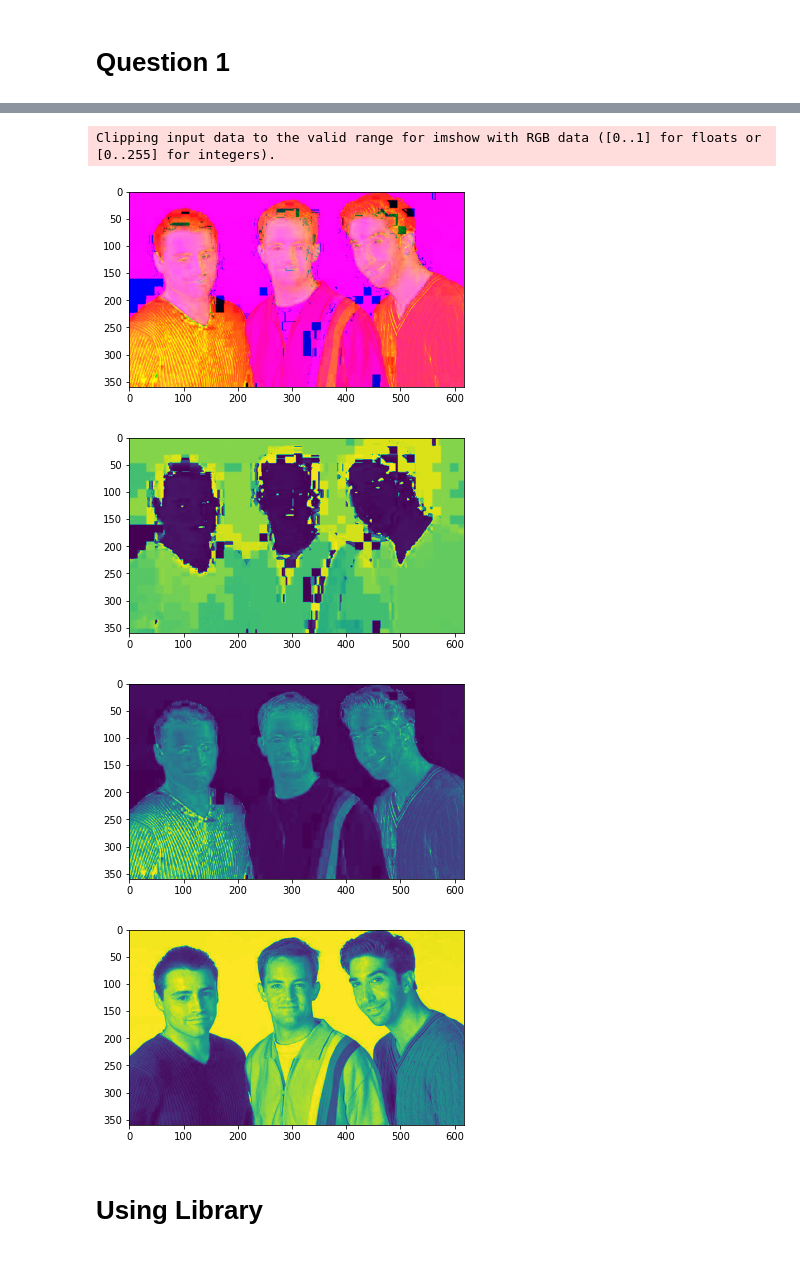
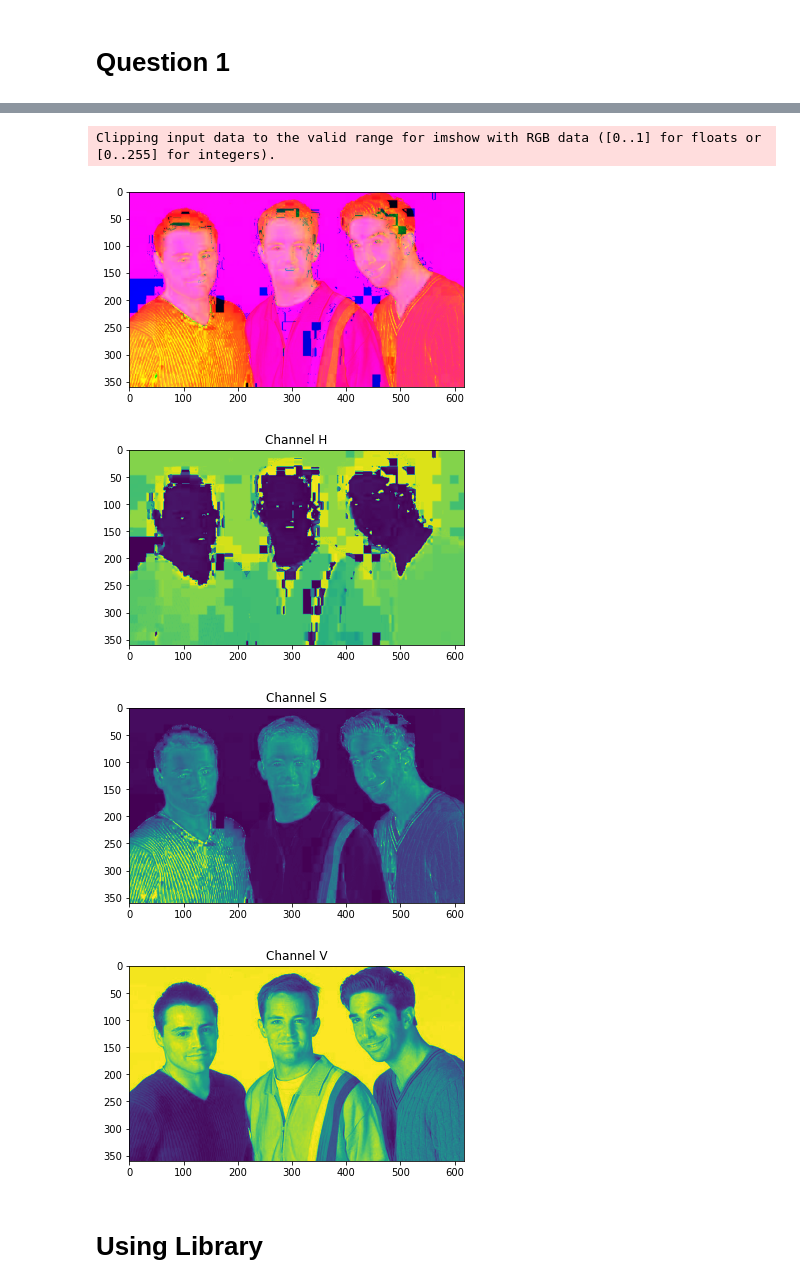
Before and after one commit to soheil647/Computer-Vision, a Jupyter notebook: Projects/NeuralNetwork_CNN_ColorMap/HW4.ipynb, the cells around one changed output, grey strips where cells are left out. Drawn from its saved outputs; the diff is of its cells as text; code cells hidden in the pictures.

```diff
--- a/Projects/NeuralNetwork_CNN_ColorMap/HW4.ipynb
+++ b/Projects/NeuralNetwork_CNN_ColorMap/HW4.ipynb
@@ -78,19 +127,22 @@ img_hsv = my_bgr_to_hsv(img)
 # %%
 plt.imshow(img_hsv)
 plt.show()
 
 plt.imshow(img_hsv[:,:,0])
+plt.title("Channel H")
 plt.show()
 plt.imshow(img_hsv[:,:,1])
+plt.title("Channel S")
 plt.show()
 plt.imshow(img_hsv[:,:,2])
+plt.title("Channel V")
 plt.show()
 # %% [output]
 Clipping input data to the valid range for imshow with RGB data ([0..1] for floats or [0..255] for integers).
 [figure]
-[figure, old version]
+[figure, new version]
-[figure, old version]
+[figure, new version]
-[figure, old version]
+[figure, new version]
 # %% [markdown]
 # Using Library
 # %%
```
Also changed, not shown: parts of 26 cells of this notebook, 3 other files.
